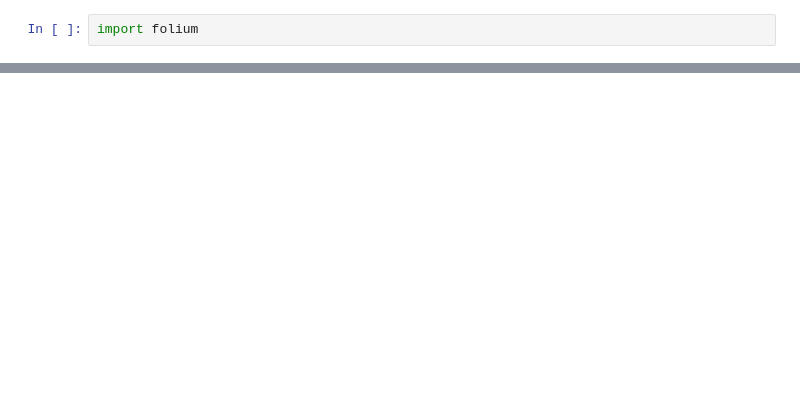
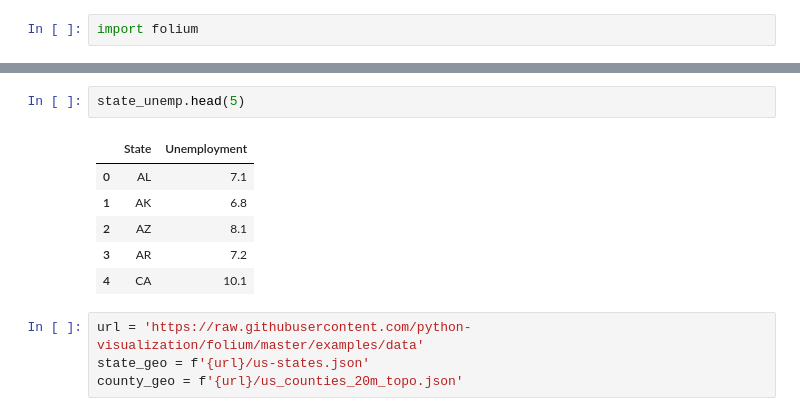
Before and after one commit to shreyagokhe/Choropleth-map-using-Folium, a Jupyter notebook: Choroplethmap.ipynb, the cells around one changed output, grey strips where cells are left out. Saved outputs shown, nothing was run; the diff lists cells and outputs as text; blank space fills up the shorter version.

```diff
--- a/Choroplethmap.ipynb
+++ b/Choroplethmap.ipynb
@@ -9,0 +106,13 @@ new_york
+# %%
+state_unemp.head(5)
+# %% [output]
+|  | State | Unemployment |
+| 0 | AL | 7.1 |
+| 1 | AK | 6.8 |
+| 2 | AZ | 8.1 |
+| 3 | AR | 7.2 |
+| 4 | CA | 10.1 |
+# %%
+url = 'https://raw.githubusercontent.com/python-visualization/folium/master/examples/data'
+state_geo = f'{url}/us-states.json'
+county_geo = f'{url}/us_counties_20m_topo.json'
```
Also changed, not shown: parts of 31 cells of this notebook, 2 other files.
